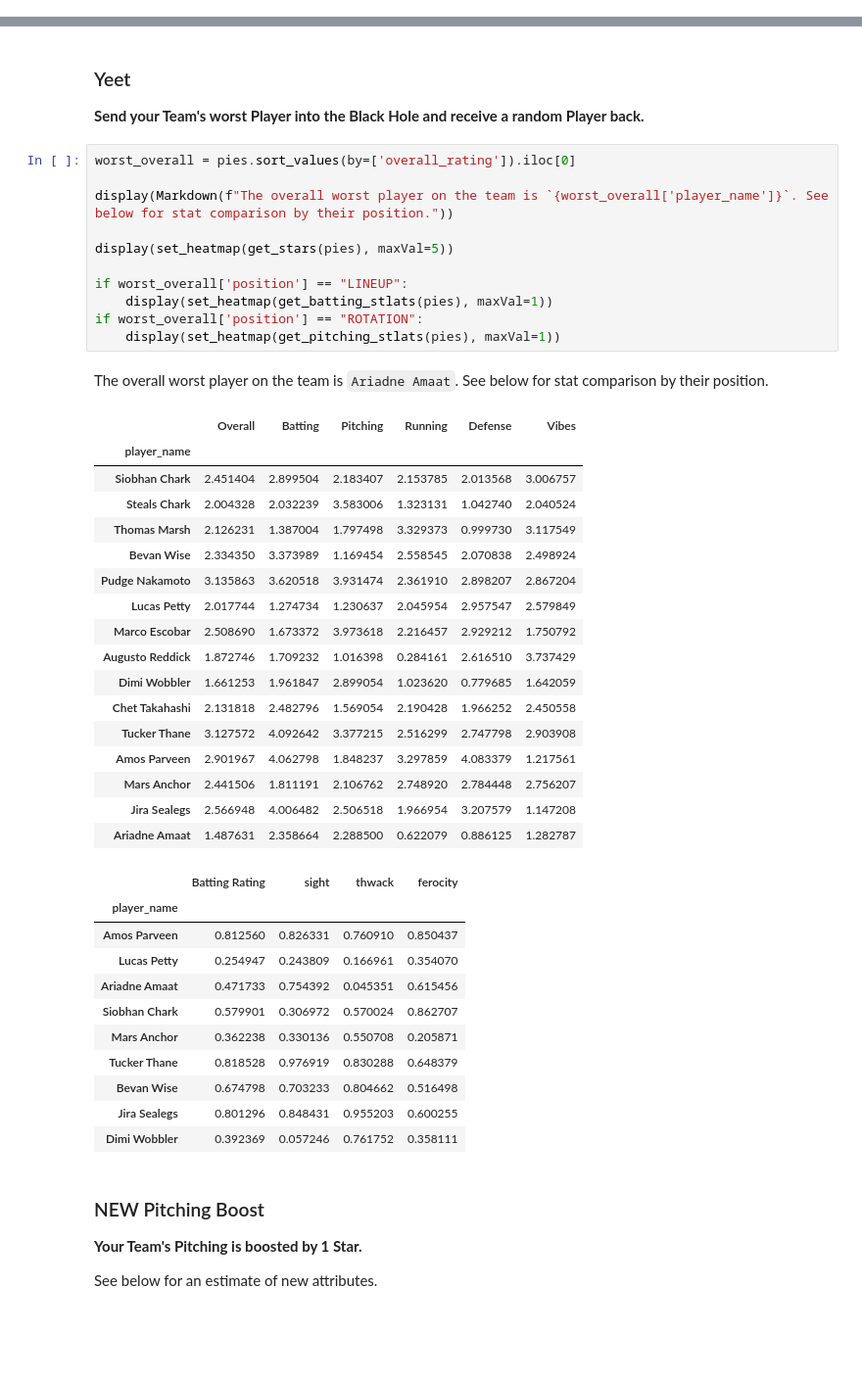
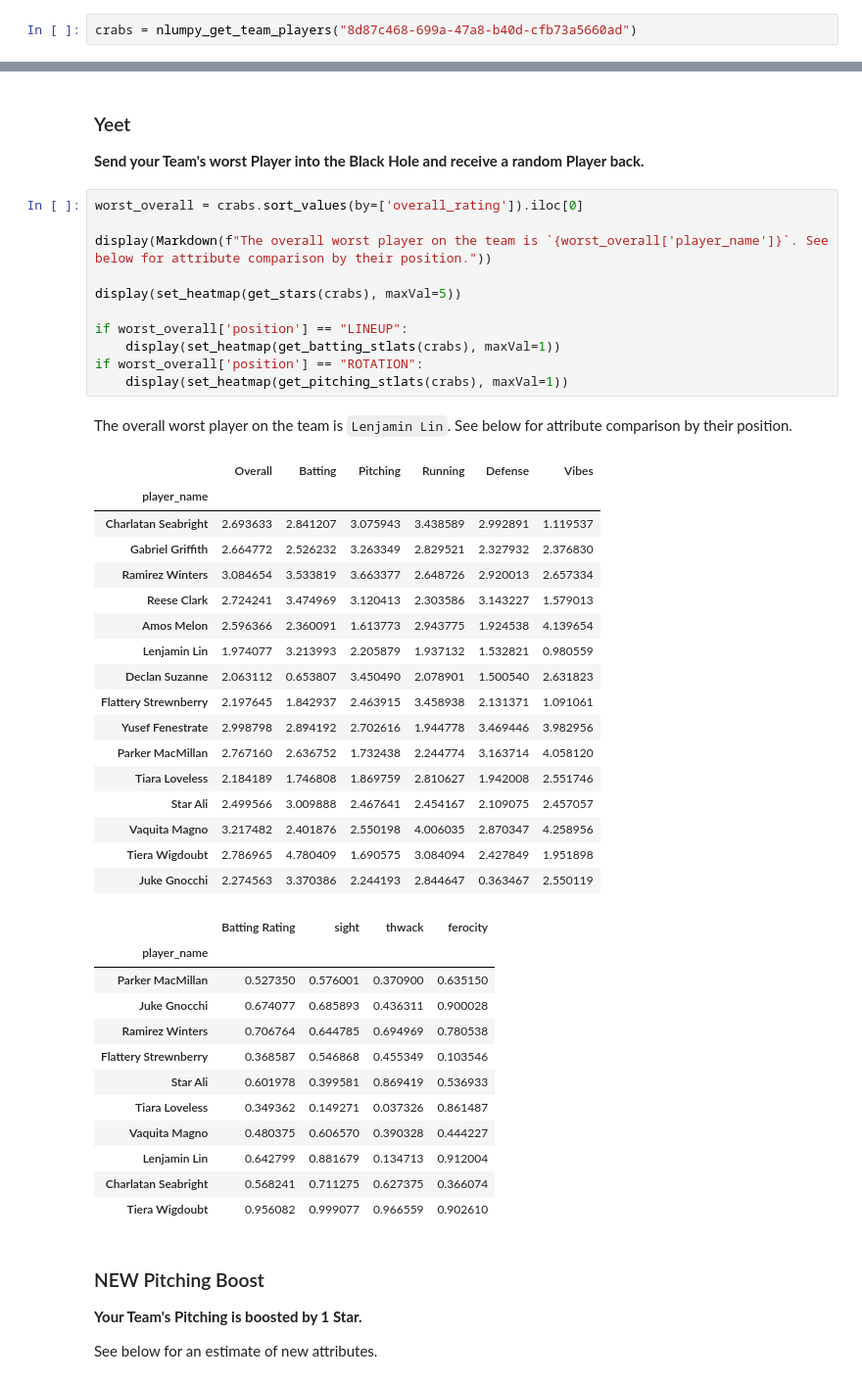
Before and after one commit to robbyblum/blaseball_notebooks, a Jupyter notebook: election_notes/s2.ipynb, the cells around one changed output, grey strips where cells are left out. Shown at 98% size. Cells and saved outputs as stored; diff of their text form; blank space fills up the shorter version.

```diff
--- a/election_notes/s2.ipynb
+++ b/election_notes/s2.ipynb
@@ -26,3 +24,5 @@ pies = nlumpy_get_team_players('23e4cbc1-e9cd-47fa-a35b-bfa06f726cb7')
+# %%
+crabs = nlumpy_get_team_players("8d87c468-699a-47a8-b40d-cfb73a5660ad")
 # %%
 sim = api2.get_sim()
 display(Markdown(f"**Last Updated Season {int(sim['simData']['currentSeasonNumber'] + 1)}, Day {int(sim['simData']['currentDay'])}**"))
@@ -38,46 +38,47 @@ more votes are more likely to be selected. Each team can receive one blessing at
 
 **Send your Team's worst Player into the Black Hole and receive a random Player back.**
 # %%
-worst_overall = pies.sort_values(by=['overall_rating']).iloc[0]
+worst_overall = crabs.sort_values(by=['overall_rating']).iloc[0]
 
-display(Markdown(f"The overall worst player on the team is `{worst_overall['player_name']}`. See below for stat comparison by their position."))
+display(Markdown(f"The overall worst player on the team is `{worst_overall['player_name']}`. See below for attribute comparison by their position."))
 
-display(set_heatmap(get_stars(pies), maxVal=5))
+display(set_heatmap(get_stars(crabs), maxVal=5))
 
 if worst_overall['position'] == "LINEUP":
-    display(set_heatmap(get_batting_stlats(pies), maxVal=1))
+    display(set_heatmap(get_batting_stlats(crabs), maxVal=1))
 if worst_overall['position'] == "ROTATION":
-    display(set_heatmap(get_pitching_stlats(pies), maxVal=1))
+    display(set_heatmap(get_pitching_stlats(crabs), maxVal=1))
 # %% [output]
-The overall worst player on the team is `Ariadne Amaat`. See below for stat comparison by their position.
+The overall worst player on the team is `Lenjamin Lin`. See below for attribute comparison by their position.
 |  | Overall | Batting | Pitching | Running | Defense | Vibes |
 | player_name |  |  |  |  |  |  |
-| Siobhan Chark | 2.451404 | 2.899504 | 2.183407 | 2.153785 | 2.013568 | 3.006757 |
-| Steals Chark | 2.004328 | 2.032239 | 3.583006 | 1.323131 | 1.042740 | 2.040524 |
-| Thomas Marsh | 2.126231 | 1.387004 | 1.797498 | 3.329373 | 0.999730 | 3.117549 |
-| Bevan Wise | 2.334350 | 3.373989 | 1.169454 | 2.558545 | 2.070838 | 2.498924 |
-| Pudge Nakamoto | 3.135863 | 3.620518 | 3.931474 | 2.361910 | 2.898207 | 2.867204 |
-| Lucas Petty | 2.017744 | 1.274734 | 1.230637 | 2.045954 | 2.957547 | 2.579849 |
-| Marco Escobar | 2.508690 | 1.673372 | 3.973618 | 2.216457 | 2.929212 | 1.750792 |
-| Augusto Reddick | 1.872746 | 1.709232 | 1.016398 | 0.284161 | 2.616510 | 3.737429 |
-| Dimi Wobbler | 1.661253 | 1.961847 | 2.899054 | 1.023620 | 0.779685 | 1.642059 |
-| Chet Takahashi | 2.131818 | 2.482796 | 1.569054 | 2.190428 | 1.966252 | 2.450558 |
-| Tucker Thane | 3.127572 | 4.092642 | 3.377215 | 2.516299 | 2.747798 | 2.903908 |
-| Amos Parveen | 2.901967 | 4.062798 | 1.848237 | 3.297859 | 4.083379 | 1.217561 |
-| Mars Anchor | 2.441506 | 1.811191 | 2.106762 | 2.748920 | 2.784448 | 2.756207 |
-| Jira Sealegs | 2.566948 | 4.006482 | 2.506518 | 1.966954 | 3.207579 | 1.147208 |
-| Ariadne Amaat | 1.487631 | 2.358664 | 2.288500 | 0.622079 | 0.886125 | 1.282787 |
+| Charlatan Seabright | 2.693633 | 2.841207 | 3.075943 | 3.438589 | 2.992891 | 1.119537 |
+| Gabriel Griffith | 2.664772 | 2.526232 | 3.263349 | 2.829521 | 2.327932 | 2.376830 |
+| Ramirez Winters | 3.084654 | 3.533819 | 3.663377 | 2.648726 | 2.920013 | 2.657334 |
+| Reese Clark | 2.724241 | 3.474969 | 3.120413 | 2.303586 | 3.143227 | 1.579013 |
+| Amos Melon | 2.596366 | 2.360091 | 1.613773 | 2.943775 | 1.924538 | 4.139654 |
+| Lenjamin Lin | 1.974077 | 3.213993 | 2.205879 | 1.937132 | 1.532821 | 0.980559 |
+| Declan Suzanne | 2.063112 | 0.653807 | 3.450490 | 2.078901 | 1.500540 | 2.631823 |
+| Flattery Strewnberry | 2.197645 | 1.842937 | 2.463915 | 3.458938 | 2.131371 | 1.091061 |
+| Yusef Fenestrate | 2.998798 | 2.894192 | 2.702616 | 1.944778 | 3.469446 | 3.982956 |
+| Parker MacMillan | 2.767160 | 2.636752 | 1.732438 | 2.244774 | 3.163714 | 4.058120 |
+| Tiara Loveless | 2.184189 | 1.746808 | 1.869759 | 2.810627 | 1.942008 | 2.551746 |
+| Star Ali | 2.499566 | 3.009888 | 2.467641 | 2.454167 | 2.109075 | 2.457057 |
+| Vaquita Magno | 3.217482 | 2.401876 | 2.550198 | 4.006035 | 2.870347 | 4.258956 |
+| Tiera Wigdoubt | 2.786965 | 4.780409 | 1.690575 | 3.084094 | 2.427849 | 1.951898 |
+| Juke Gnocchi | 2.274563 | 3.370386 | 2.244193 | 2.844647 | 0.363467 | 2.550119 |
 |  | Batting Rating | sight | thwack | ferocity |
 | player_name |  |  |  |  |
-| Amos Parveen | 0.812560 | 0.826331 | 0.760910 | 0.850437 |
-| Lucas Petty | 0.254947 | 0.243809 | 0.166961 | 0.354070 |
-| Ariadne Amaat | 0.471733 | 0.754392 | 0.045351 | 0.615456 |
-| Siobhan Chark | 0.579901 | 0.306972 | 0.570024 | 0.862707 |
-| Mars Anchor | 0.362238 | 0.330136 | 0.550708 | 0.205871 |
-| Tucker Thane | 0.818528 | 0.976919 | 0.830288 | 0.648379 |
-| Bevan Wise | 0.674798 | 0.703233 | 0.804662 | 0.516498 |
-| Jira Sealegs | 0.801296 | 0.848431 | 0.955203 | 0.600255 |
-| Dimi Wobbler | 0.392369 | 0.057246 | 0.761752 | 0.358111 |
+| Parker MacMillan | 0.527350 | 0.576001 | 0.370900 | 0.635150 |
+| Juke Gnocchi | 0.674077 | 0.685893 | 0.436311 | 0.900028 |
+| Ramirez Winters | 0.706764 | 0.644785 | 0.694969 | 0.780538 |
+| Flattery Strewnberry | 0.368587 | 0.546868 | 0.455349 | 0.103546 |
+| Star Ali | 0.601978 | 0.399581 | 0.869419 | 0.536933 |
+| Tiara Loveless | 0.349362 | 0.149271 | 0.037326 | 0.861487 |
+| Vaquita Magno | 0.480375 | 0.606570 | 0.390328 | 0.444227 |
+| Lenjamin Lin | 0.642799 | 0.881679 | 0.134713 | 0.912004 |
+| Charlatan Seabright | 0.568241 | 0.711275 | 0.627375 | 0.366074 |
+| Tiera Wigdoubt | 0.956082 | 0.999077 | 0.966559 | 0.902610 |
 # %% [markdown]
 ### NEW Pitching Boost
 
```
Also changed, not shown: parts of 15 cells of this notebook.
